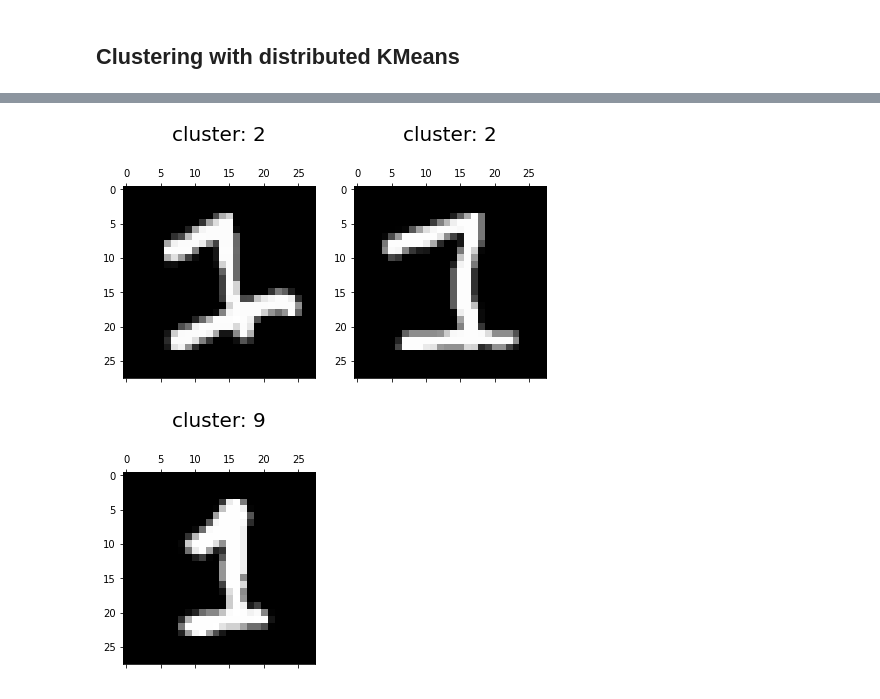
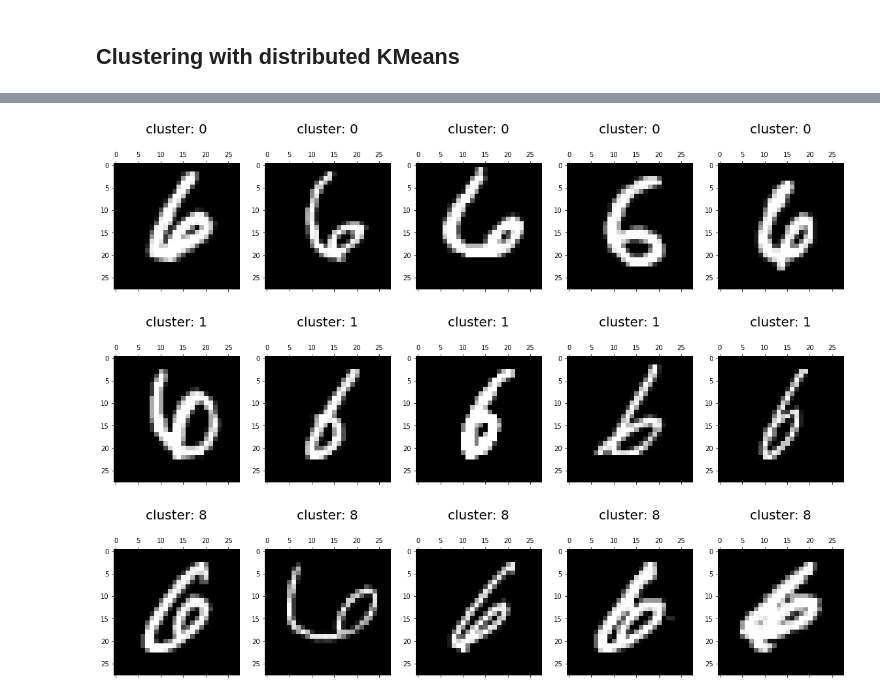
Before and after one commit to dddlab/dask-examples, a Jupyter notebook: book-material-dask.ipynb, the cells around one changed output, grey strips where cells are left out. Cells and saved outputs as stored; diff of their text form; code cells hidden in the pictures.

```diff
--- a/book-material-dask.ipynb
+++ b/book-material-dask.ipynb
@@ -213,6 +275,0 @@ AttributeError: 'Array' object has no attribute 'value_counts'
-# %%
-def subset_images(X_, y_, cluster_, digit, cl):
-
-    cond = (cluster_ == cl) & (y_ == digit)
-
-    return X_[cond], y_[cond], cluster_[cond]
@@ -237,12 +276,26 @@ plot_digits(d, c, 5, 'cluster')
-# %%
-# fancy
-d, l, c = subset_images(X_test, y_test, grp_test, '1', '2')
-plot_digits(d, c, 5, 'cluster')
-# %% [output]
-[figure, removed]
-# %%
-# fancy upright
-d, l, c = subset_images(X_test, y_test, grp_test, '1', '9')
-plot_digits(d, c, 5, 'cluster')
-# %% [output]
-[figure, removed]
+# %%
+def subset_images(X_, y_, cl_label_, digit, cluster):
+    """
+    subset images according to given digit label and cluster assignments
+
+    X_: images
+    y_: digit labels
+    cl_label_: cluster "labels" (assignments)
+    digit: digit label to subset
+    cluster: cluster assingment to subset
+    """
+    cond = ((cl_label_ == cluster) & (y_ == digit)).compute()
+
+    return X_[cond], y_[cond], cl_label_[cond]
+# %%
+# different types of digit 6
+d, l, c = subset_images(X_test, y_test, pred['kmeans-daskml'], digit=6, cluster=0)
+plot_digits(d, c, 5, 'cluster')
+d, l, c = subset_images(X_test, y_test, pred['kmeans-daskml'], digit=6, cluster=1)
+plot_digits(d, c, 5, 'cluster')
+d, l, c = subset_images(X_test, y_test, pred['kmeans-daskml'], digit=6, cluster=8)
+plot_digits(d, c, 5, 'cluster')
+# %% [output]
+[figure, added]
+[figure, added]
+[figure, added]
```
Also changed, not shown: parts of 30 cells of this notebook.
